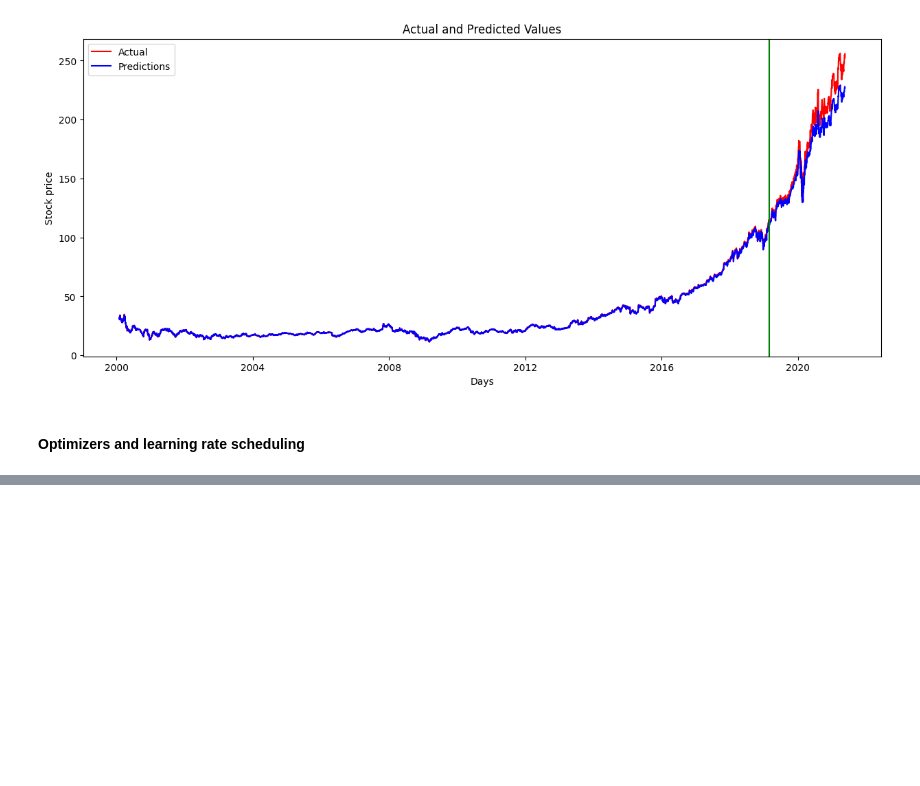
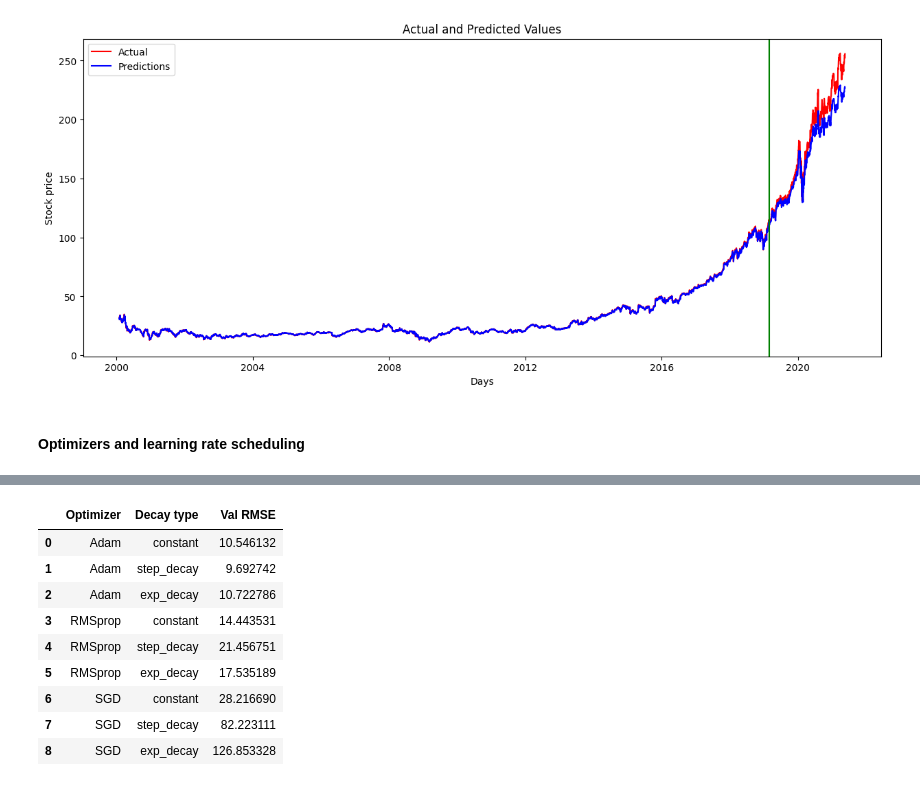
Before and after one commit to KaneZhao/deep-learning-assignments, a Jupyter notebook: assignment3/Assignment3.ipynb, the cells around one changed output, grey strips where cells are left out. Drawn from its saved outputs; the diff is of its cells as text; code cells hidden in the pictures; blank space fills up the shorter version.

```diff
--- a/assignment3/Assignment3.ipynb
+++ b/assignment3/Assignment3.ipynb
@@ -832,7 +832,7 @@ scheduling.
 '''
 n_hidden_units = 64
 n_dense_units = 1
-results_vanilla_lstm = []
+results_gru = []
 
 optimizers = ["Adam", "RMSprop", "SGD"]
 
@@ -854,4 +854,4 @@ for optimizer in optimizers:
         y_unscaled = scaler.inverse_transform(y_val.reshape(-1, 1))
         val_rmse = mean_squared_error(y_unscaled, y_pred, squared=False)
 
-        results_vanilla_lstm.append((optimizer, callback_decay_keys[i], val_rmse))
+        results_gru.append((optimizer, callback_decay_keys[i], val_rmse))
@@ -857,0 +876,13 @@ for optimizer in optimizers:
+# %%
+pd.DataFrame(results_gru, columns=["Optimizer", "Decay type", "Val RMSE"])
+# %% [output]
+|  | Optimizer | Decay type | Val RMSE |
+| 0 | Adam | constant | 10.546132 |
+| 1 | Adam | step_decay | 9.692742 |
+| 2 | Adam | exp_decay | 10.722786 |
+| 3 | RMSprop | constant | 14.443531 |
+| 4 | RMSprop | step_decay | 21.456751 |
+| 5 | RMSprop | exp_decay | 17.535189 |
+| 6 | SGD | constant | 28.216690 |
+| 7 | SGD | step_decay | 82.223111 |
+| 8 | SGD | exp_decay | 126.853328 |
```
Also changed, not shown: parts of 1 cell of this notebook.
